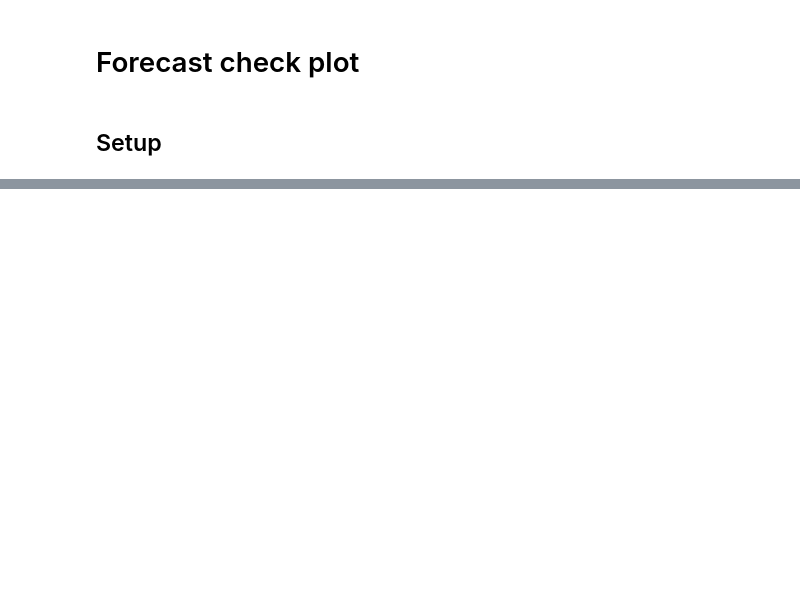
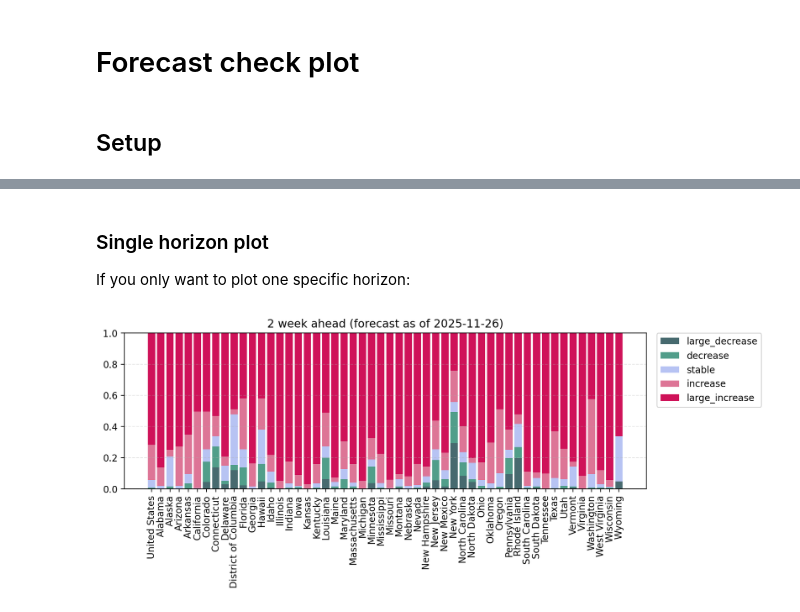
Before and after one commit to mobs-lab/epymodelingsuite, a Jupyter notebook: tutorials/Tutorial_Forcast_Check_Plot.ipynb, the cells around one changed output, grey strips where cells are left out. Cells and saved outputs as stored; diff of their text form; code cells hidden in the pictures; blank space fills up the shorter version.

```diff
--- a/tutorials/Tutorial_Forcast_Check_Plot.ipynb
+++ b/tutorials/Tutorial_Forcast_Check_Plot.ipynb
@@ -17,0 +78,21 @@ plt.rcParams['font.family'] = 'sans-serif'
+# %% [markdown]
+### Single horizon plot
+
+If you only want to plot one specific horizon:
+# %%
+from epymodelingsuite.visualization.core import plot_categorical_stacked_bars
+
+# Filter for single horizon (e.g., horizon 0 = 2 weeks ahead)
+df_horizon_0 = df_rate_trends[df_rate_trends["horizon"] == 0]
+
+fig_single, ax_single = plot_categorical_stacked_bars(
+    df_categorical=df_horizon_0,
+    categories=["large_decrease", "decrease", "stable", "increase", "large_increase"],
+    colors=["#476a6f", "#519e8a", "#b7c3f3", "#dd7596", "#cf1259"],
+    title="2 week ahead (forecast as of 2025-11-26)",
+)
+
+fig_single
+plt.show()
+# %% [output]
+[figure, added]
```
Also changed, not shown: parts of 15 cells of this notebook.
